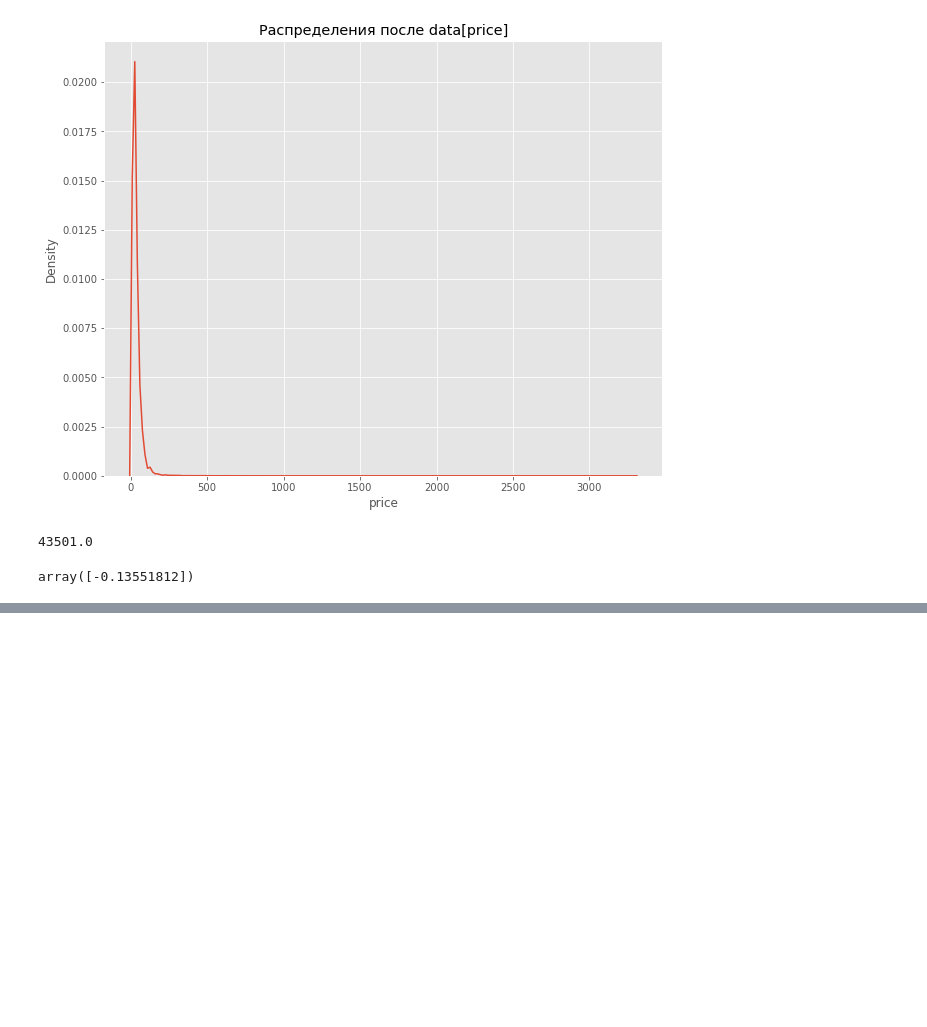
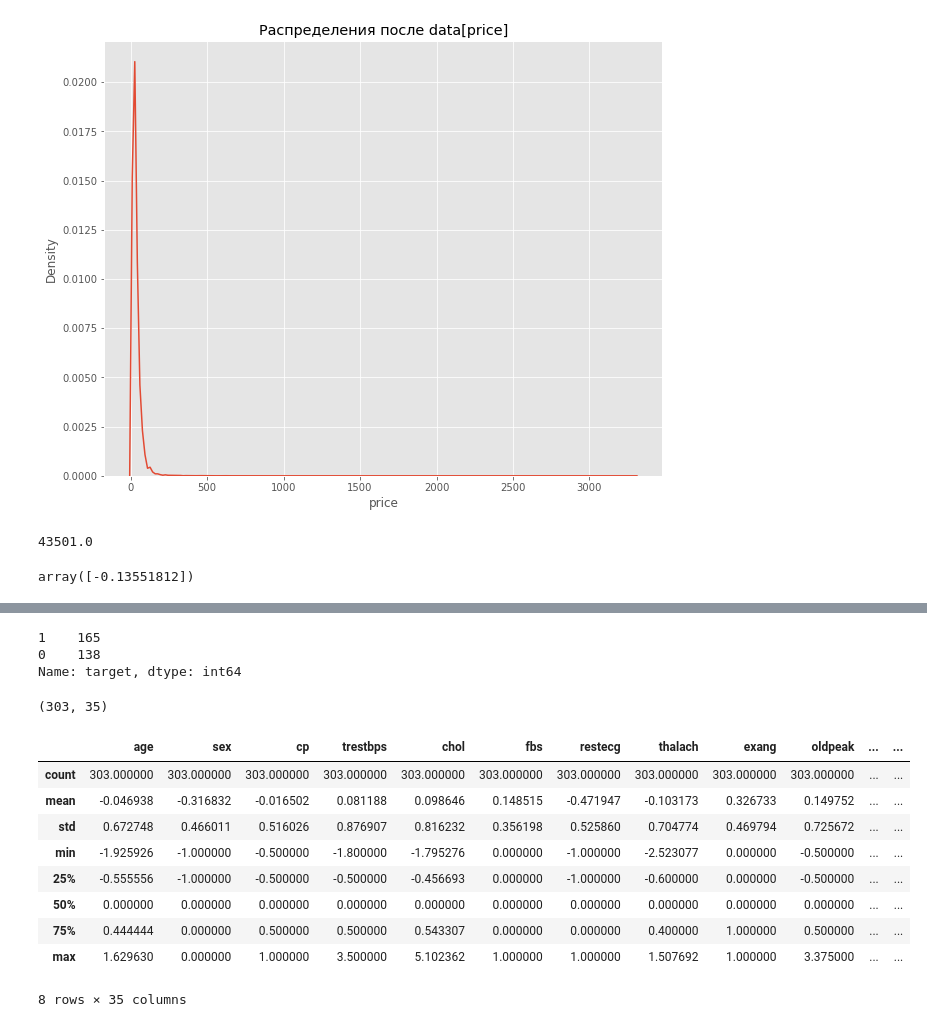
Before and after one commit to PoluboyarinovSI/SF_DataScience, a Jupyter notebook: Current_tasks/EDA_3.ipynb, the cells around one changed output, grey strips where cells are left out. Drawn from its saved outputs; the diff is of its cells as text; code cells hidden in the pictures; blank space fills up the shorter version.

```diff
--- a/Current_tasks/EDA_3.ipynb
+++ b/Current_tasks/EDA_3.ipynb
@@ -525,0 +543,29 @@ array([-0.13551812])
+# %%
+def trestbps_mean(age, sex):
+    if sex==1:
+        if age<=20:
+            return 123
+        elif age>20 and age<=30:
+            return 126
+        elif age>30 and age<=40:
+            return 129
+        elif age>40 and age<=50:
+            return 135
+        elif age>50:
+            return 142
+    else:
+        if age<=20:
+            return 116
+        elif age>20 and age<=30:
+            return 120
+        elif age>30 and age<=40:
+            return 127
+        elif age>40 and age<=50:
+            return 137
+        elif age>50 and age<=60:
+            return 144
+        else:
+            return 159
+
+
+heart['trestbps_mean'] = heart.apply(lambda row: trestbps_mean(row['age'], row['sex']), axis=1)
@@ -525,0 +585,6 @@ array([-0.13551812])
+# %%
+heart['target'].value_counts()
+# %% [output]
+1    165
+0    138
+Name: target, dtype: int64
@@ -525,0 +595,27 @@ array([-0.13551812])
+# %%
+heart.shape
+# %% [output]
+(303, 35)
+# %%
+# инициализируем нормализатор RobustScaler
+r_scaler = preprocessing.RobustScaler()
+col_names = list(heart.columns)
+
+# копируем исходный датасет
+heart_r = r_scaler.fit_transform(heart)
+
+heart_r = pd.DataFrame(heart_r, columns=col_names)
+
+# смотрим описательные статистики, ответ 0.816232
+heart_r.describe()
+# %% [output]
+|  | age | sex | cp | trestbps | chol | fbs | restecg | thalach | exang | oldpeak | ... | ... |
+| count | 303.000000 | 303.000000 | 303.000000 | 303.000000 | 303.000000 | 303.000000 | 303.000000 | 303.000000 | 303.000000 | 303.000000 | ... | ... |
+| mean | -0.046938 | -0.316832 | -0.016502 | 0.081188 | 0.098646 | 0.148515 | -0.471947 | -0.103173 | 0.326733 | 0.149752 | ... | ... |
+| std | 0.672748 | 0.466011 | 0.516026 | 0.876907 | 0.816232 | 0.356198 | 0.525860 | 0.704774 | 0.469794 | 0.725672 | ... | ... |
+| min | -1.925926 | -1.000000 | -0.500000 | -1.800000 | -1.795276 | 0.000000 | -1.000000 | -2.523077 | 0.000000 | -0.500000 | ... | ... |
+| 25% | -0.555556 | -1.000000 | -0.500000 | -0.500000 | -0.456693 | 0.000000 | -1.000000 | -0.600000 | 0.000000 | -0.500000 | ... | ... |
+| 50% | 0.000000 | 0.000000 | 0.000000 | 0.000000 | 0.000000 | 0.000000 | 0.000000 | 0.000000 | 0.000000 | 0.000000 | ... | ... |
+| 75% | 0.444444 | 0.000000 | 0.500000 | 0.500000 | 0.543307 | 0.000000 | 0.000000 | 0.400000 | 1.000000 | 0.500000 | ... | ... |
+| max | 1.629630 | 0.000000 | 1.000000 | 3.500000 | 5.102362 | 1.000000 | 1.000000 | 1.507692 | 1.000000 | 3.375000 | ... | ... |
+8 rows × 35 columns
```
Also changed, not shown: parts of 14 cells of this notebook.
